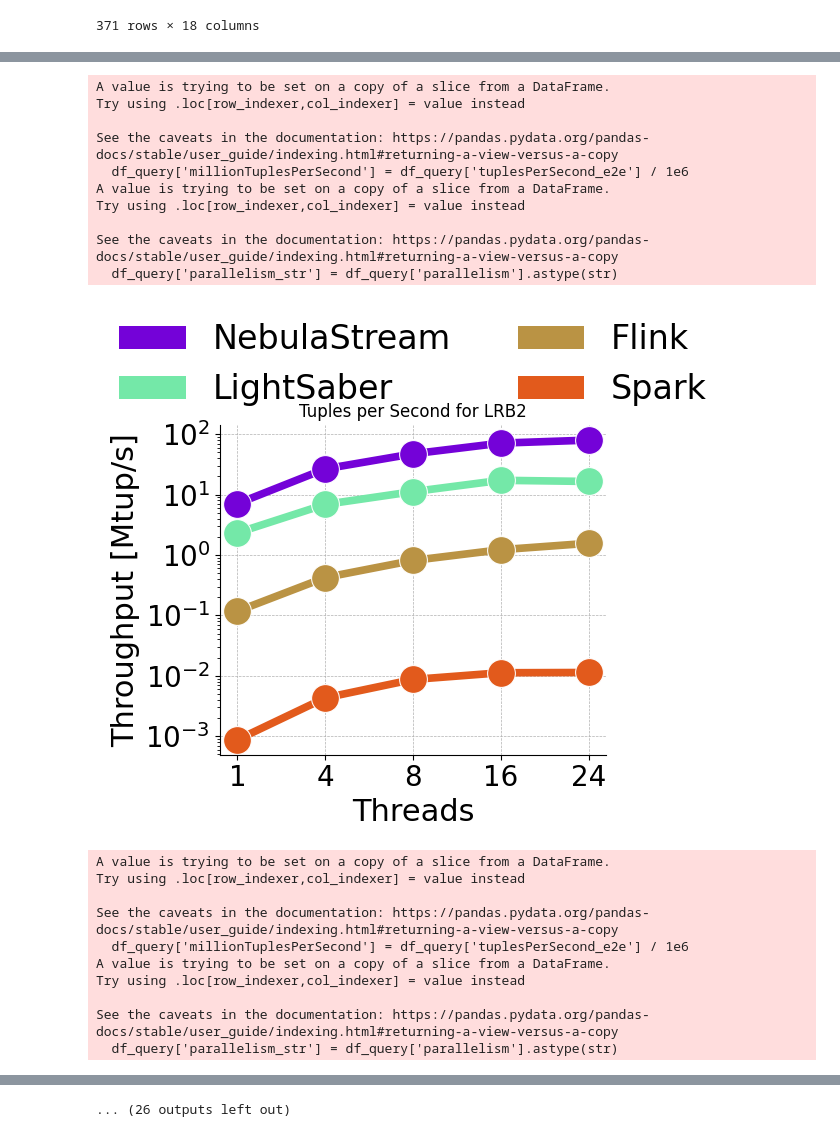
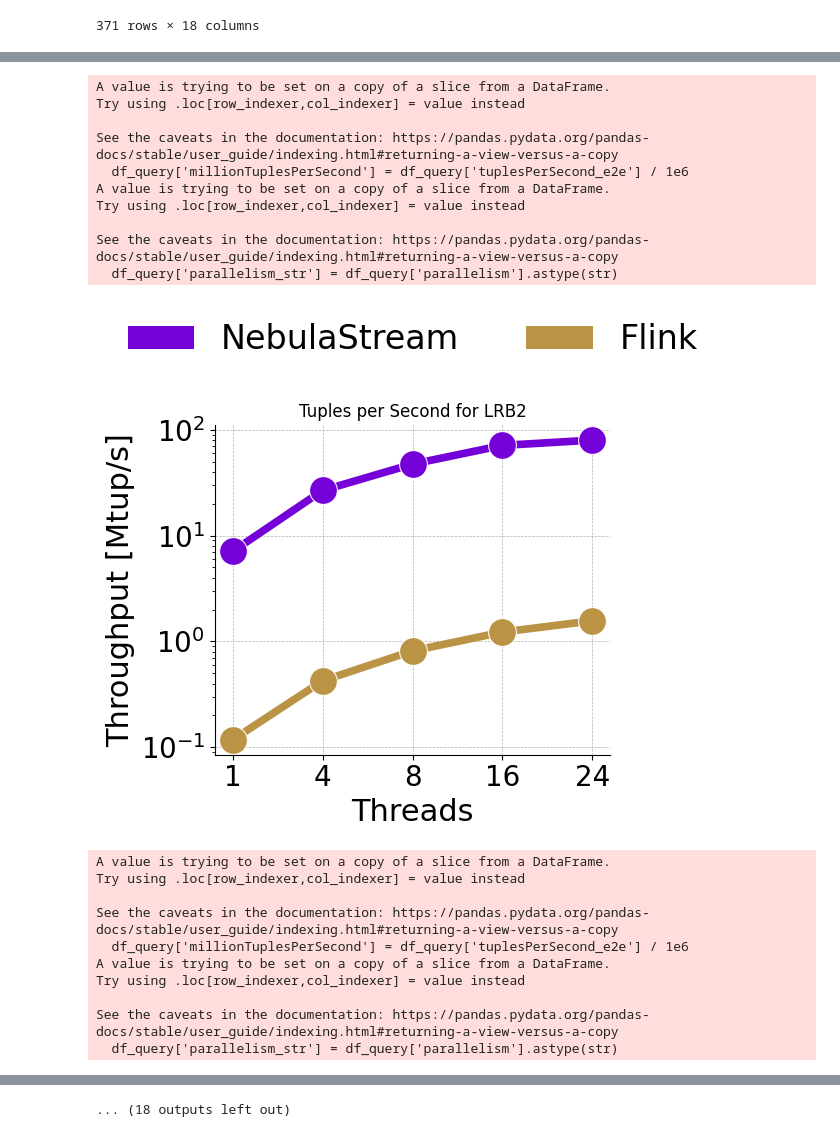
Before and after one commit to keyseven123/engine-statemanagement-paper, a Jupyter notebook: scripts/benchmarking/e2e/plots/SystemComparisonPlots.ipynb, the cells around one changed output, grey strips where cells are left out. Cells and saved outputs as stored; diff of their text form; code cells hidden in the pictures.

```diff
--- a/scripts/benchmarking/e2e/plots/SystemComparisonPlots.ipynb
+++ b/scripts/benchmarking/e2e/plots/SystemComparisonPlots.ipynb
@@ -189,8 +189,9 @@ plt.close()
 queries = df_concatenated['query_name'].unique()
 cacheType = "SECOND_CHANCE"
 df_filtered = df_concatenated
-df_filtered = df_filtered[(df_filtered['system'] == 'Spark') | (df_filtered['system'] == 'LightSaber') | (df_filtered['system'] == 'Flink') | ((df_filtered['system'] == 'NebulaStream') & (df_filtered['sliceCacheType'] == cacheType))]
-#df_filtered = df_filtered[(df_filtered['system'] == 'Flink') | ((df_filtered['system'] == 'NebulaStream') & (df_filtered['sliceCacheType'] == cacheType))]
+#df_filtered = df_filtered[(df_filtered['system'] == 'Spark') | (df_filtered['system'] == 'LightSaber') | (df_filtered['system'] == 'Flink') | ((df_filtered['system'] == 'NebulaStream') & (df_filtered['sliceCacheType'] == cacheType))]
+#df_filtered = df_filtered[(df_filtered['system'] == 'LightSaber') | (df_filtered['system'] == 'Flink') | ((df_filtered['system'] == 'NebulaStream') & (df_filtered['sliceCacheType'] == cacheType))]
+df_filtered = df_filtered[(df_filtered['system'] == 'Flink') | ((df_filtered['system'] == 'NebulaStream') & (df_filtered['sliceCacheType'] == cacheType))]
 df_filtered = df_filtered[df_filtered['parallelism'].isin([1, 4, 8, 16, 24])]
 
 for query in queries:
@@ -286,14 +287,14 @@ See the caveats in the documentation: https://pandas.pydata.org/pandas-docs/stab
 A value is trying to be set on a copy of a slice from a DataFrame.
 Try using .loc[row_indexer,col_indexer] = value instead
 
 See the caveats in the documentation: https://pandas.pydata.org/pandas-docs/stable/user_guide/indexing.html#returning-a-view-versus-a-copy
   df_query['millionTuplesPerSecond'] = df_query['tuplesPerSecond_e2e'] / 1e6
 A value is trying to be set on a copy of a slice from a DataFrame.
 Try using .loc[row_indexer,col_indexer] = value instead
 
 See the caveats in the documentation: https://pandas.pydata.org/pandas-docs/stable/user_guide/indexing.html#returning-a-view-versus-a-copy
   df_query['parallelism_str'] = df_query['parallelism'].astype(str)
-[figure, old version]
+[figure, new version]
 A value is trying to be set on a copy of a slice from a DataFrame.
 Try using .loc[row_indexer,col_indexer] = value instead
 
@@ -319 +320 @@ See the caveats in the documentation: https://pandas.pydata.org/pandas-docs/stab
-... (26 outputs left out)
+... (18 outputs left out)
```
Also changed, not shown: parts of 2 cells of this notebook, 6 other files.
